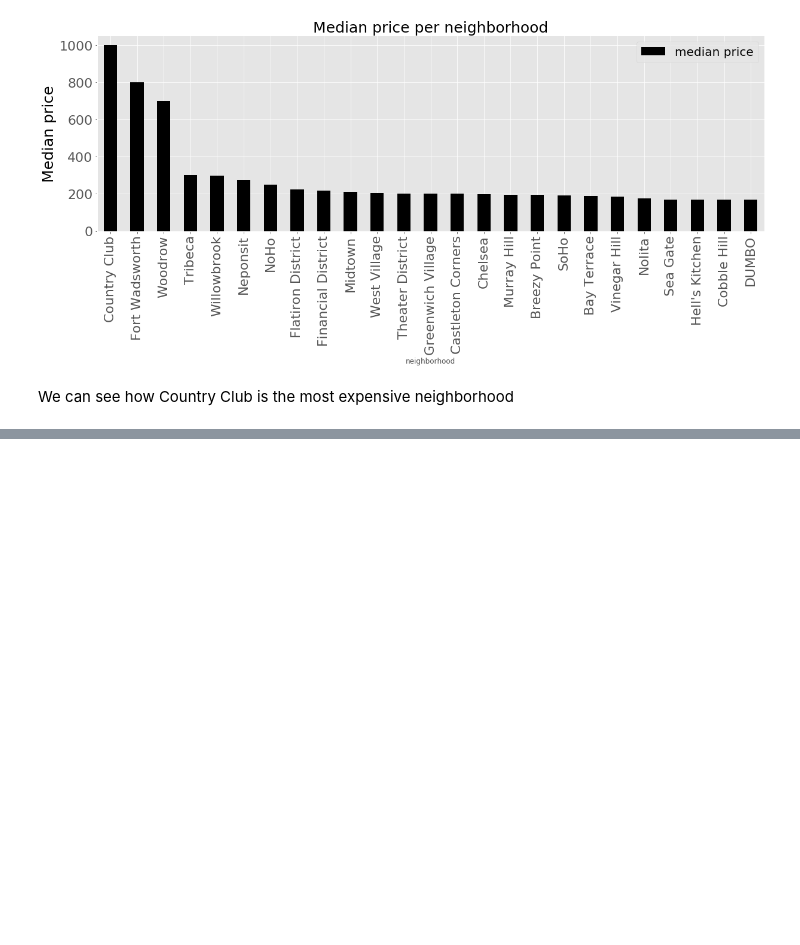
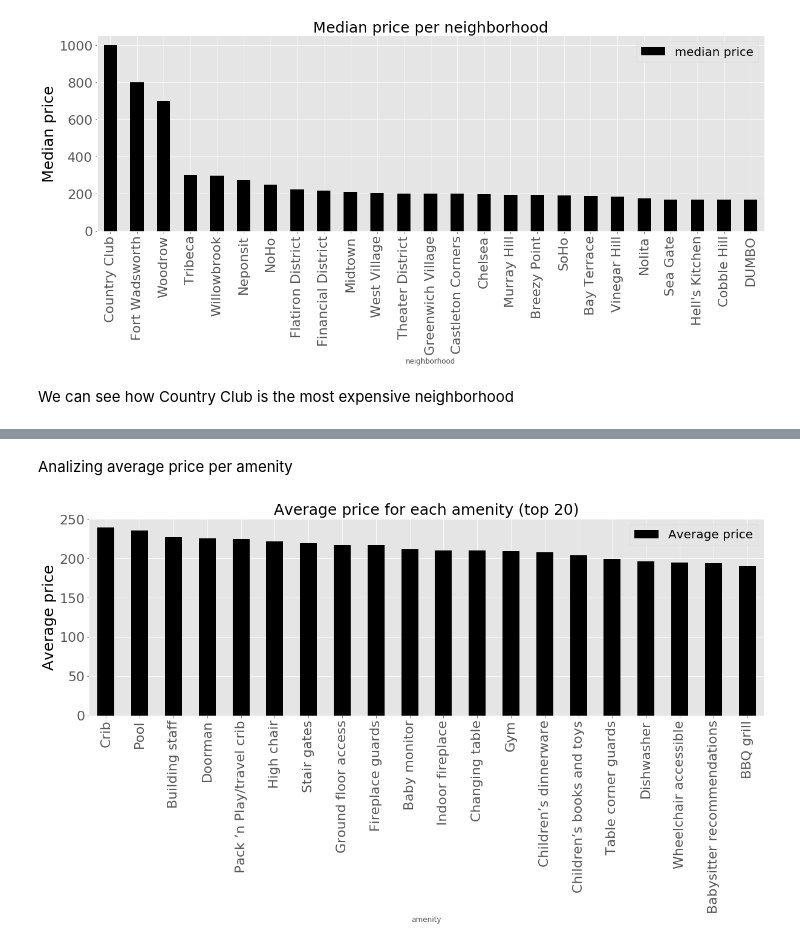
Before and after one commit to juankipedia/machine-learning-lab, a Jupyter notebook: linear-regression/airbnb/airbnb.ipynb, the cells around one changed output, grey strips where cells are left out. Saved outputs shown, nothing was run; the diff lists cells and outputs as text; code cells hidden in the pictures; blank space fills up the shorter version.

```diff
--- a/linear-regression/airbnb/airbnb.ipynb
+++ b/linear-regression/airbnb/airbnb.ipynb
@@ -546,0 +666,27 @@ We can see how Country Club is the most expensive neighborhood
+# %% [markdown]
+Analizing average price per amenity
+# %%
+def average_price_amenity(df,unique_amenities):
+    amenity_prices = [
+        (amn, df[df['amenities'].map(lambda amns: amn in amns)]['price'].mean())
+        for amn in unique_amenities
+    ]
+    amenity_vs_price = pd.Series(data=[a[1] for a in amenity_prices],
+                                 index=[a[0] for a in amenity_prices])
+    amenity_vs_price = amenity_vs_price.to_frame().reset_index()
+    amenity_vs_price = amenity_vs_price.rename(
+        columns= {0: 'Average price','index': 'amenity'})
+    d2 = amenity_vs_price.nlargest(columns='Average price', n = 20)
+    d2.head()
+    plt.style.use('ggplot')
+    plt.rcParams['figure.figsize']=(20,6)
+    plt.style.use(style='ggplot')
+    d2.plot(x='amenity',y='Average price',kind='bar',color='black')
+    plt.ylabel('Average price',fontsize=25,color='black')
+    plt.title('Average price for each amenity (top 20)',fontsize=25,color='black')
+    plt.tick_params(labelsize=22)
+    plt.xticks(rotation='vertical')
+    plt.show()
+average_price_amenity(data, unique_amenities)
+# %% [output]
+[figure, added]
```
Also changed, not shown: parts of 14 cells of this notebook.
